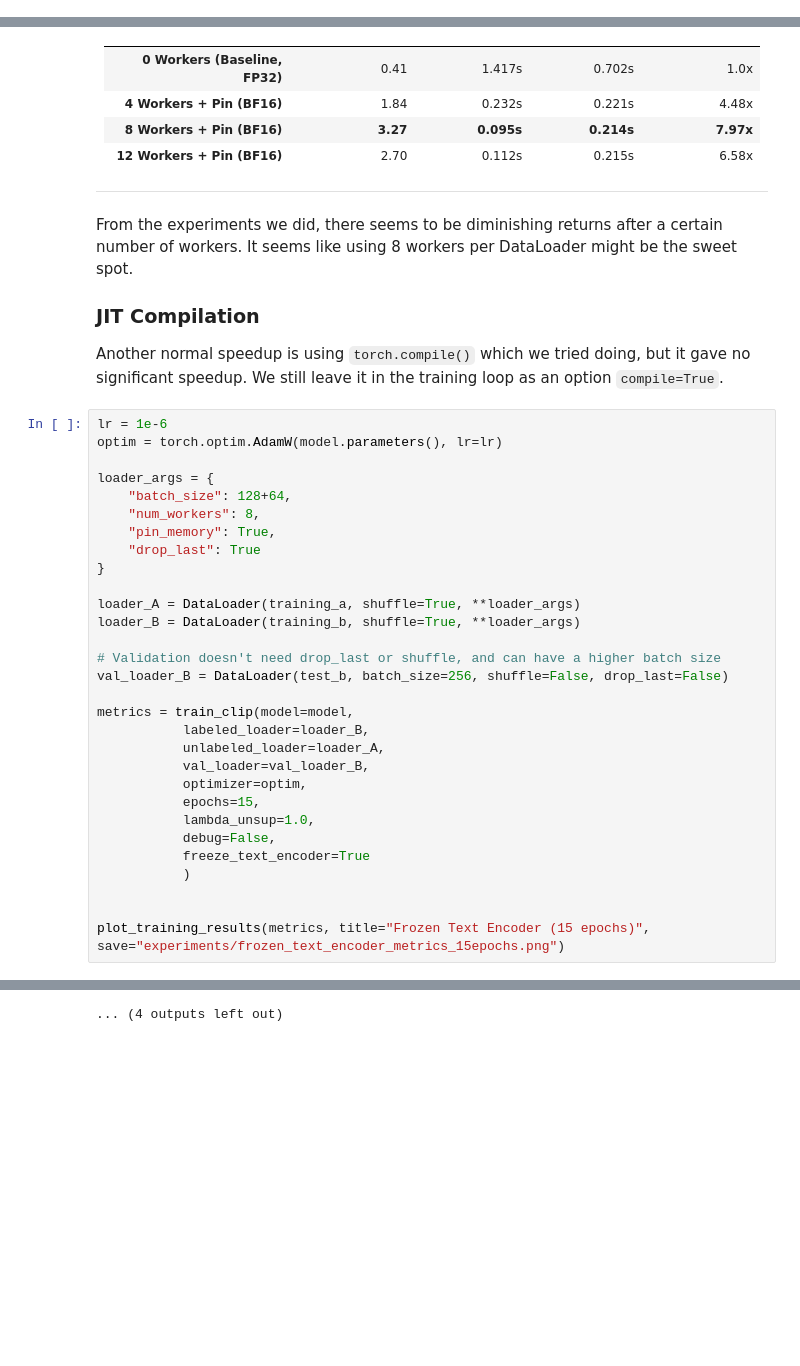
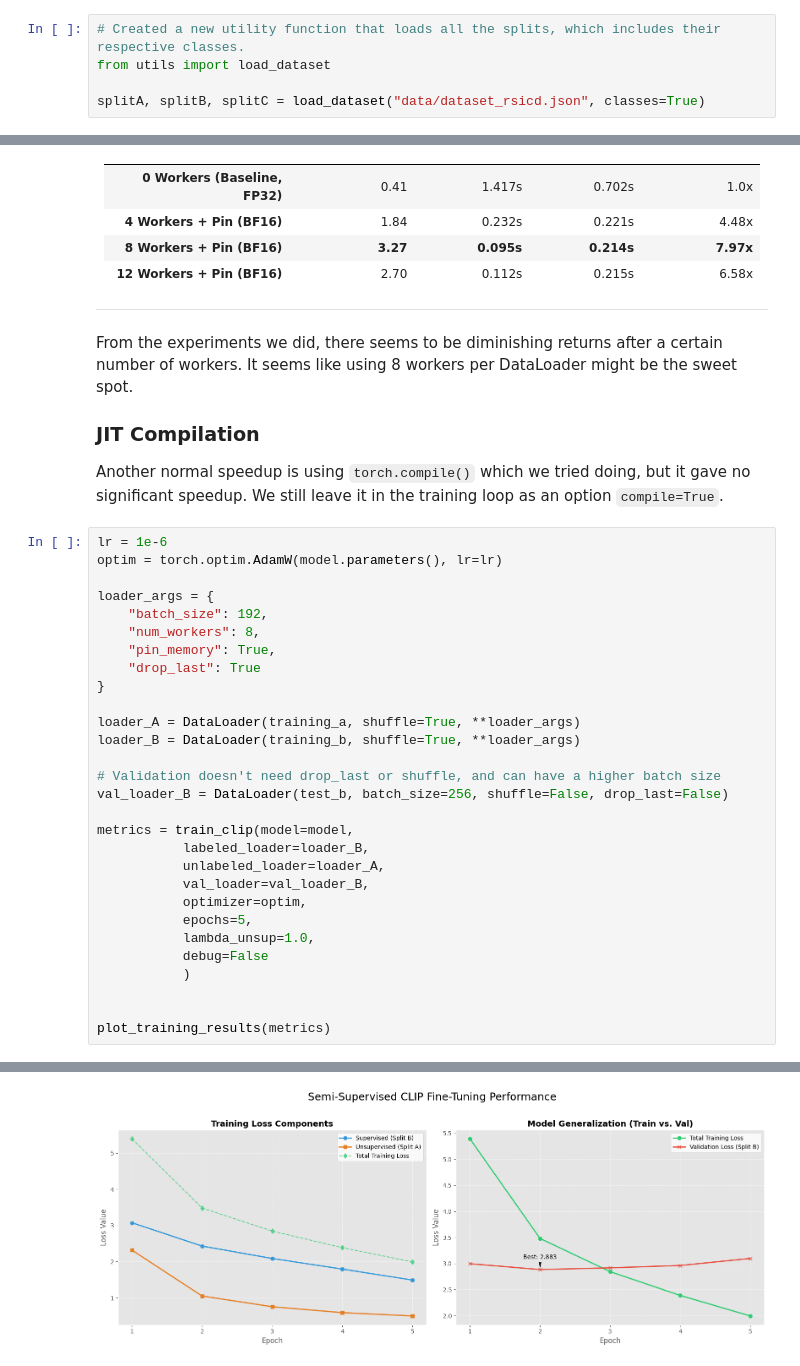
Before and after one commit to hellstrom01/fine-tuning-clip-model, a Jupyter notebook: semi-supervised.ipynb, the cells around one changed output, grey strips where cells are left out. Cells and saved outputs as stored; diff of their text form; blank space fills up the shorter version.

```diff
--- a/semi-supervised.ipynb
+++ b/semi-supervised.ipynb
@@ -63,6 +63,11 @@ print("Splits loaded...")
 Images has the following keys: filename | imgid | sentences | split | sentids
 Name of our dataset: RSICD
 Splits loaded...
+# %%
+# Created a new utility function that loads all the splits, which includes their respective classes.
+from utils import load_dataset
+
+splitA, splitB, splitC = load_dataset("data/dataset_rsicd.json", classes=True)
 # %% [markdown]
 There are some more details regarding the sentences in the project descriptions:
 * *Note that each image is accompanied by five text descriptions (captions). It is recommended to utilize all of the captions from Split B during training*
@@ -535,7 +540,7 @@ lr = 1e-6
 optim = torch.optim.AdamW(model.parameters(), lr=lr)
 
 loader_args = {
-    "batch_size": 128+64,
+    "batch_size": 192,
     "num_workers": 8,
     "pin_memory": True,
     "drop_last": True
@@ -552,12 +557,11 @@ metrics = train_clip(model=model,
            unlabeled_loader=loader_A,
            val_loader=val_loader_B,
            optimizer=optim,
-           epochs=15,
+           epochs=5,
            lambda_unsup=1.0,
-           debug=False,
-           freeze_text_encoder=True
+           debug=False
            )
 
 
-plot_training_results(metrics, title="Frozen Text Encoder (15 epochs)", save="experiments/frozen_text_encoder_metrics_15epochs.png")
+plot_training_results(metrics)
 # %% [output]
@@ -576 +573 @@ Epoch 12 Complete | Avg Val Loss: 3.1245
-... (4 outputs left out)
+[figure, added]
```
Also changed, not shown: parts of 5 cells of this notebook, 1 other file.
